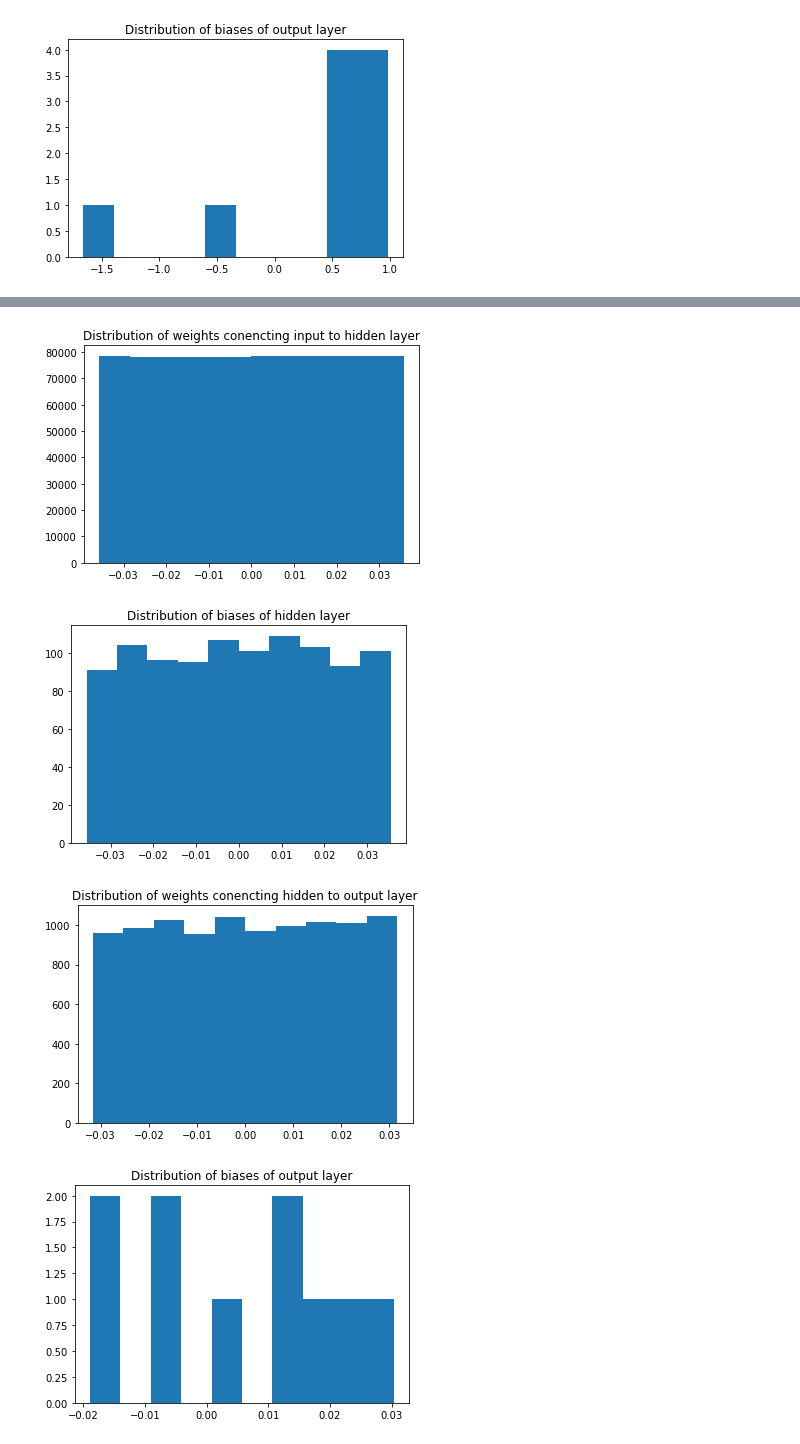
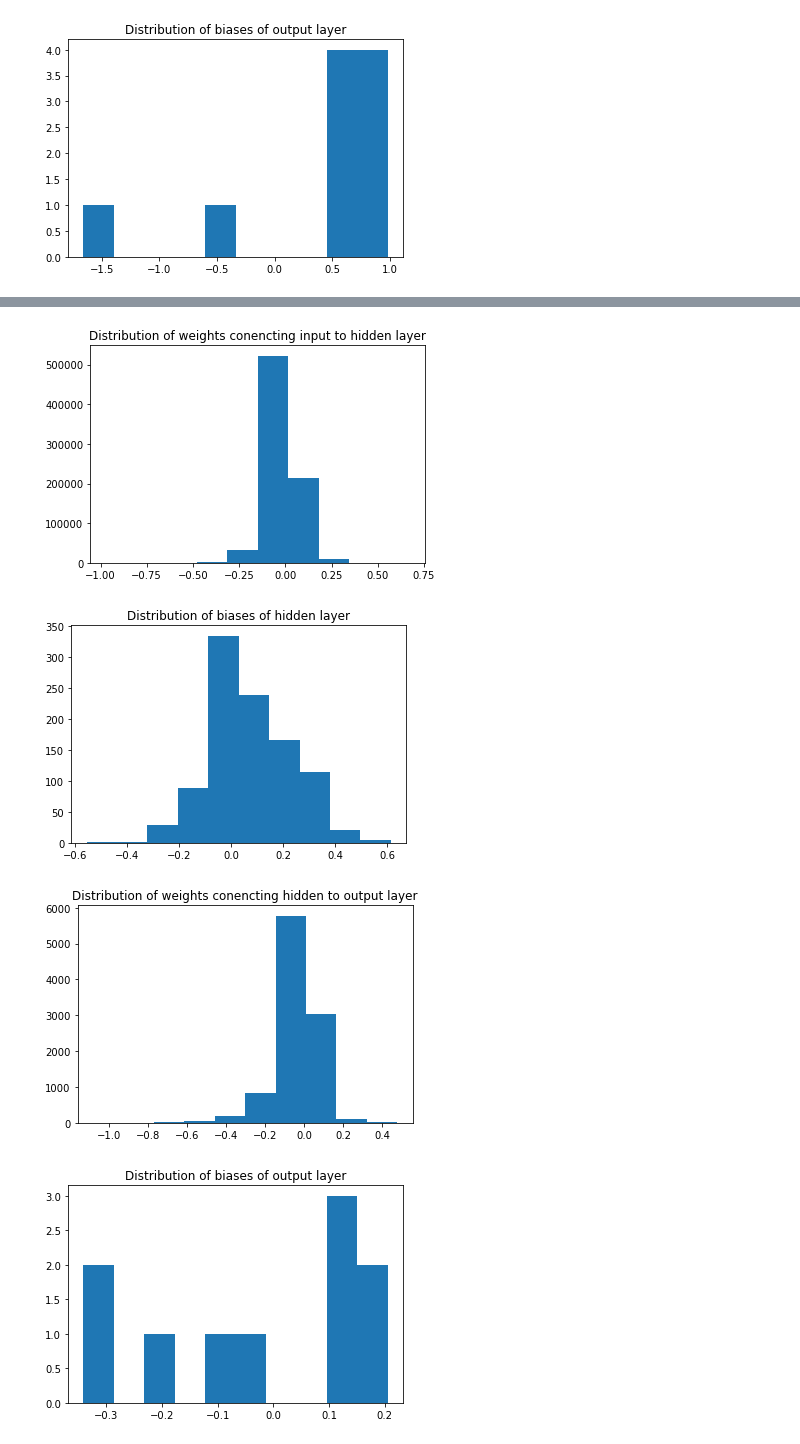
Before and after one commit to ishandutta0098/impact-of-learning-rate-in-nn, a Jupyter notebook: notebook/learning-rate-variations.ipynb, the cells around one changed output, grey strips where cells are left out. Saved outputs shown, nothing was run; the diff lists cells and outputs as text; code cells hidden in the pictures.

```diff
--- a/notebook/learning-rate-variations.ipynb
+++ b/notebook/learning-rate-variations.ipynb
@@ -25,7 +25,7 @@ class config:
     DATA_DIRECTORY = 'D:/Blog Code/impact-of-learning-rate-in-nn/input/'
     MODEL_DIRECTORY = 'D:/Blog Code/impact-of-learning-rate-in-nn/models'
     MODEL_HIGH_LR_PATH = os.path.join(MODEL_DIRECTORY, 'model_high_lr.pth')
-    MODEL_MED_LR_PATH = os.path.join(MODEL_DIRECTORY, 'model_mid_lr.pth')
+    MODEL_MID_LR_PATH = os.path.join(MODEL_DIRECTORY, 'model_mid_lr.pth')
     MODEL_LOW_LR_PATH = os.path.join(MODEL_DIRECTORY, 'model_low_lr.pth')
 
     DATA_DOWNLOAD = False
@@ -217,7 +227,17 @@ def get_loss_plot(lr, train_losses, val_losses, train_accuracies, val_accuracies
     plt.show()
 # %%
 def get_hist_plot(path):
+    """
+    Function to plot the histogram of the model parameters
+
+    Args:
+        path (str): Path of the model
+    """
+
+    # Load Model
     model.load_state_dict(torch.load(path))
+
+    # Plot Histogram
     for ix, par in enumerate(model.parameters()):
         if(ix==0):
             plt.hist(par.cpu().detach().numpy().flatten())
@@ -349,7 +404,7 @@ get_loss_plot(config.MEDIUM_LEARNING_RATE)
 # %%
-get_hist_plot()
+get_hist_plot(config.MODEL_MID_LR_PATH)
 # %% [output]
-[figure, old version]
+[figure, new version]
-[figure, old version]
+[figure, new version]
-[figure, old version]
+[figure, new version]
-[figure, old version]
+[figure, new version]
```
Also changed, not shown: parts of 27 cells of this notebook, 2 other files.
